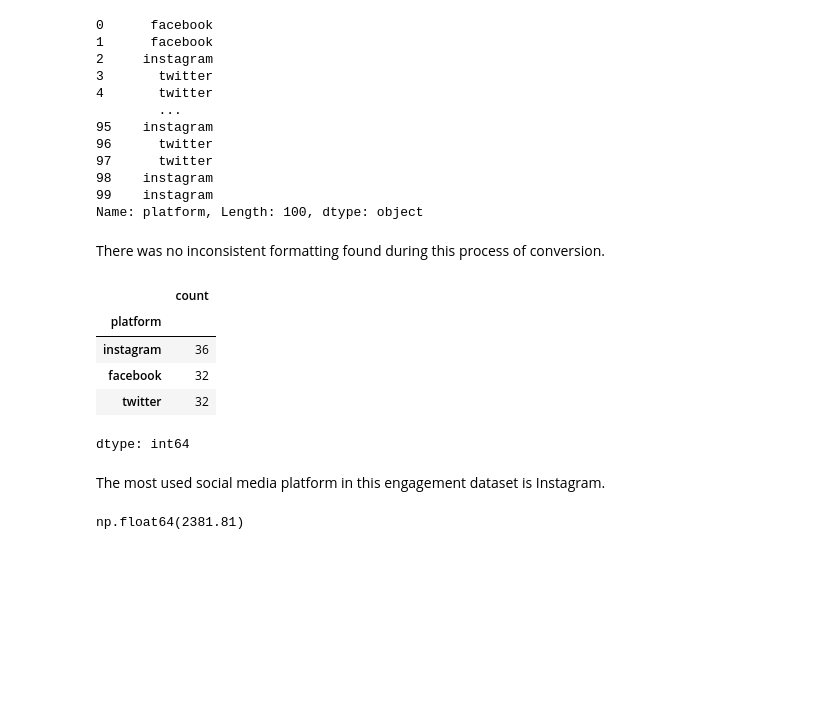
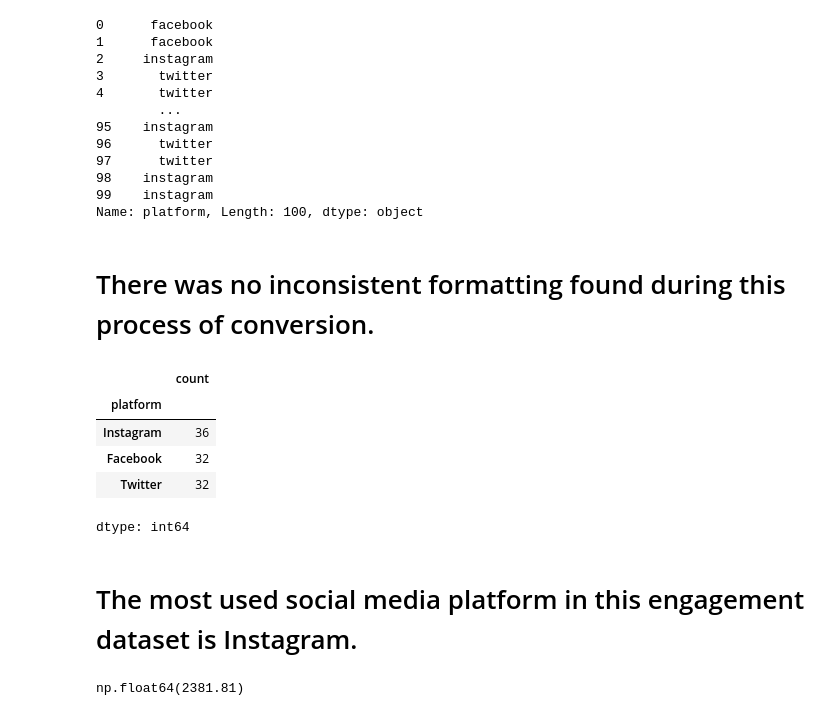
Before and after one commit to walji123/data-analysis-practical-assignment, a Jupyter notebook: Social_Media_Engagement_.ipynb, the cells around one changed output. Saved outputs shown, nothing was run; the diff lists cells and outputs as text; code cells hidden in the pictures; blank space fills up the shorter version.

```diff
--- a/Social_Media_Engagement_.ipynb
+++ b/Social_Media_Engagement_.ipynb
@@ -83,18 +130,18 @@ print(df['platform'])
 99    instagram
 Name: platform, Length: 100, dtype: object
 # %% [markdown]
-There was no inconsistent formatting found during this process of conversion.
+# There was no inconsistent formatting found during this process of conversion.
 # %%
-df['platform'].value_counts().head(10)
+df['platform'].value_counts()
 # %% [output]
 |  | count |
 | platform |  |
-| instagram | 36 |
-| facebook | 32 |
-| twitter | 32 |
+| Instagram | 36 |
+| Facebook | 32 |
+| Twitter | 32 |
 dtype: int64
 # %% [markdown]
-The most used social media platform in this engagement dataset is Instagram.
+# The most used social media platform in this engagement dataset is Instagram.
 # %%
 df['likes'].mean()
 # %% [output]
```
Also changed, not shown: parts of 17 cells of this notebook.
